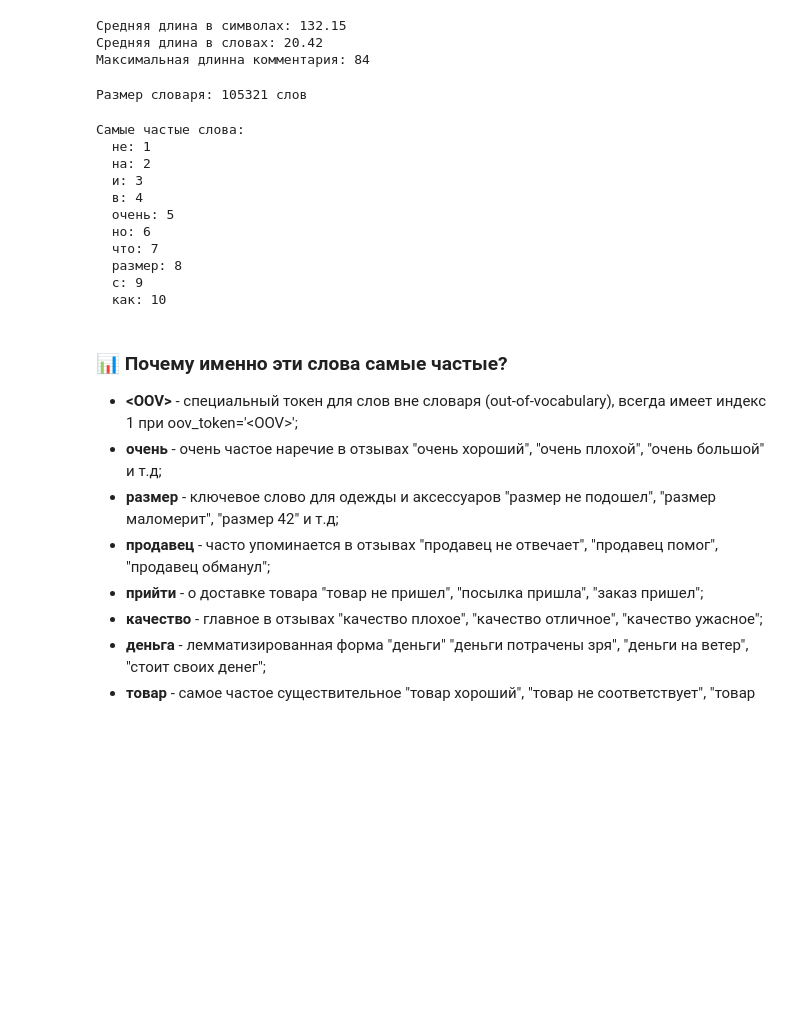
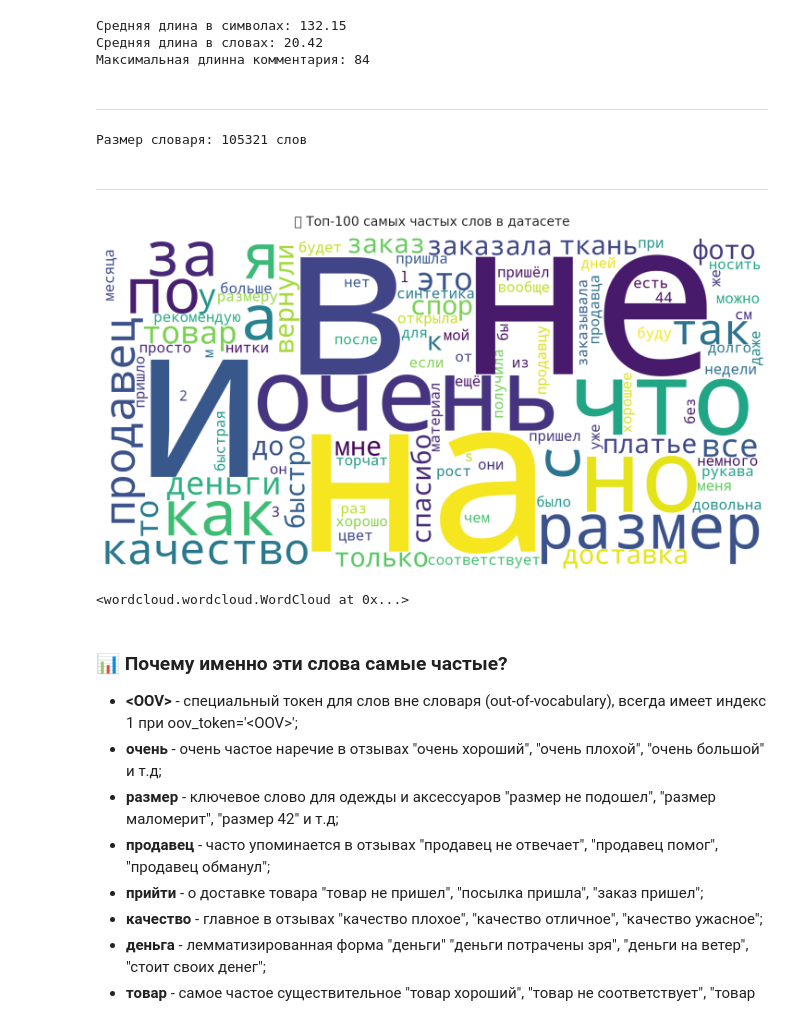
Before and after one commit to N0Nameez/study_repo, a Jupyter notebook: 4_course/tone_comments/tone_of_comments.ipynb, the cells around one changed output. Cells and saved outputs as stored; diff of their text form; code cells hidden in the pictures; blank space fills up the shorter version.

```diff
--- a/4_course/tone_comments/tone_of_comments.ipynb
+++ b/4_course/tone_comments/tone_of_comments.ipynb
@@ -394,6 +427,17 @@ print(f'Максимальная длинна комментария: {maxlen}')
 Средняя длина в символах: 132.15
 Средняя длина в словах: 20.42
 Максимальная длинна комментария: 84
+# %% [markdown]
+---
 # %%
 # Объединение комментариев датасетов
 all_texts = pd.concat([df_toxic['comment'], df_reviews['comment']])
+
+# Cоздание словаря
+tokenizer = text.Tokenizer()
+tokenizer.fit_on_texts(all_texts)
+
+vocab_size = len(tokenizer.word_index) + 1
+print(f"Размер словаря: {vocab_size} слов")
+# %% [output]
+Размер словаря: 105321 слов
@@ -404,24 +444,36 @@ tokenizer.fit_on_texts(all_texts)
-# %%
-vocab_size = len(tokenizer.word_index) + 1
-print(f"Размер словаря: {vocab_size} слов")
-# %% [output]
-Размер словаря: 105321 слов
+# %% [markdown]
+---
 # %%
-print("\nСамые частые слова:")
-for word, index in list(tokenizer.word_index.items())[:10]:
-    print(f"  {word}: {index}")
+# Получаем топ-100 слов
+top_words = list(tokenizer.word_index.items())[:100]
+word_freq = {word: 10000 - idx for word, idx in top_words}  # Инвертируем для частоты
+
+# Создаём облако слов
+plt.figure(figsize=(16, 8))
+
+wc = WordCloud(
+    width=1600,
+    height=800,
+    background_color='white',
+    colormap='viridis',
+    max_words=100,
+    min_font_size=10,
+    contour_width=3,
+    contour_color='steelblue'
+).generate_from_frequencies(word_freq)
+
+plt.imshow(wc, interpolation='bilinear')
+plt.axis('off')
+plt.title('Топ-100 самых частых слов в датасете', fontsize=20, pad=20)
+plt.tight_layout()
+plt.savefig('wordcloud.png', dpi=300, bbox_inches='tight')
+plt.show()
+
+# Сохраняем для отчёта
+wc.to_file('wordcloud_report.png')
 # %% [output]
+[figure, added]
-Самые частые слова:
-  не: 1
-  на: 2
-  и: 3
-  в: 4
-  очень: 5
-  но: 6
-  что: 7
-  размер: 8
-  с: 9
-  как: 10
+<wordcloud.wordcloud.WordCloud at 0x...>
 # %% [markdown]
 ### 📊 Почему именно эти слова самые частые?<br>
 * **\<OOV>** - специальный токен для слов вне словаря (out-of-vocabulary), всегда имеет индекс 1 при oov_token='\<OOV>';
```
Also changed, not shown: parts of 16 cells of this notebook, 2 other files.
